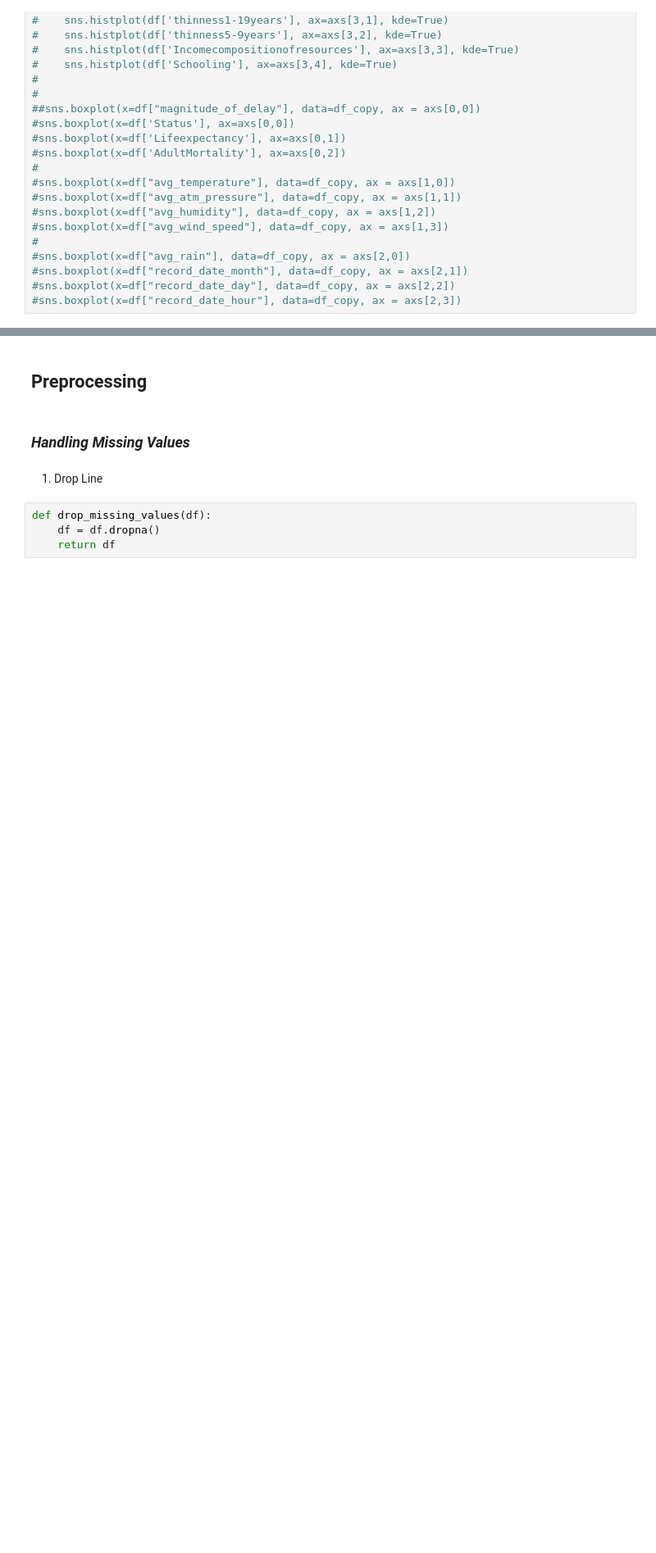
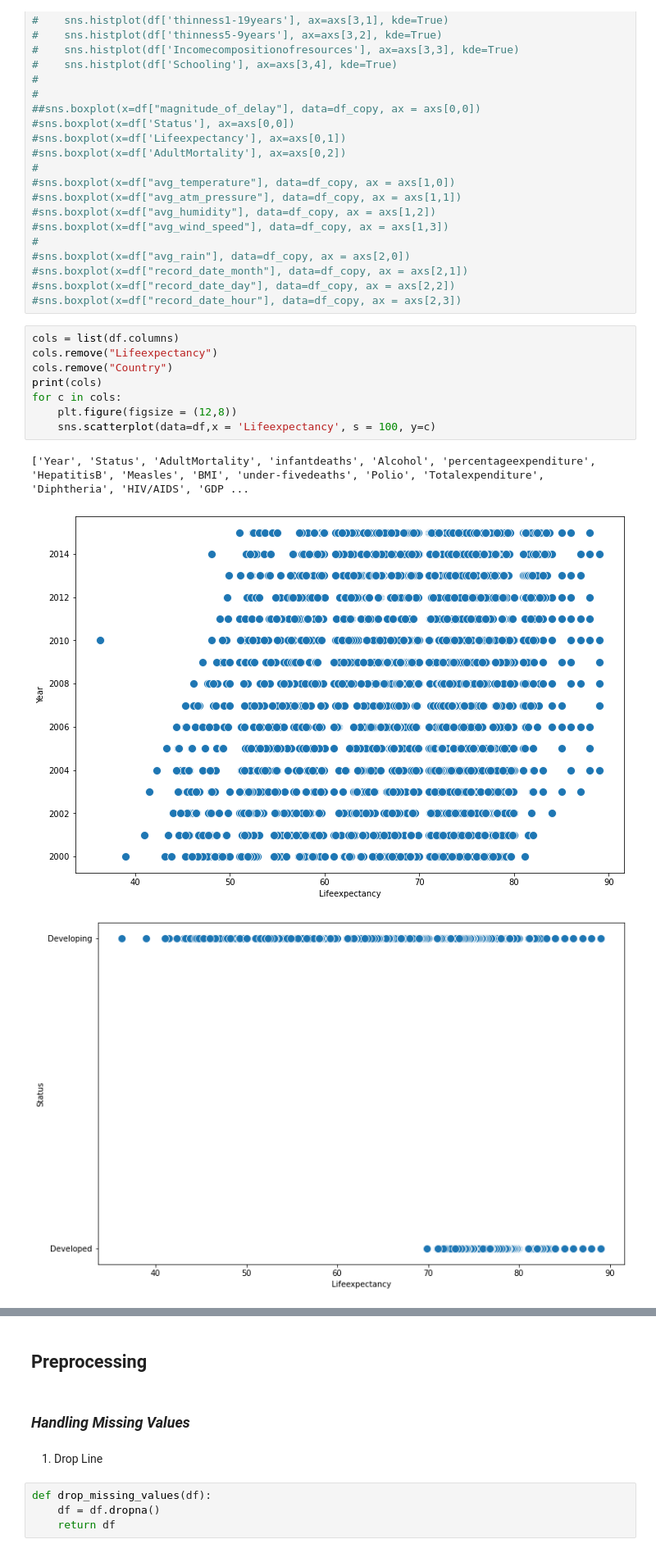
Before and after one commit to MarianaFilipa/DAA, a Jupyter notebook: Grupo_Tarefa/Grupo.ipynb, the cells around one changed output, grey strips where cells are left out. Shown at 82% size. Drawn from its saved outputs; the diff is of its cells as text; blank space fills up the shorter version.

Commit message:
grupo -> data visualization

```diff
--- a/Grupo_Tarefa/Grupo.ipynb
+++ b/Grupo_Tarefa/Grupo.ipynb
@@ -212,3 +212,15 @@ Podemos observar na tabela anterior que existem atributos com uma elevada correl
 #sns.boxplot(x=df["record_date_month"], data=df_copy, ax = axs[2,1])
 #sns.boxplot(x=df["record_date_day"], data=df_copy, ax = axs[2,2])
 #sns.boxplot(x=df["record_date_hour"], data=df_copy, ax = axs[2,3])
+# %%
+cols = list(df.columns)
+cols.remove("Lifeexpectancy")
+cols.remove("Country")
+print(cols)
+for c in cols:
+    plt.figure(figsize = (12,8))
+    sns.scatterplot(data=df,x = 'Lifeexpectancy', s = 100, y=c)
+# %% [output]
+['Year', 'Status', 'AdultMortality', 'infantdeaths', 'Alcohol', 'percentageexpenditure', 'HepatitisB', 'Measles', 'BMI', 'under-fivedeaths', 'Polio', 'Totalexpenditure', 'Diphtheria', 'HIV/AIDS', 'GDP ...
+[figure, added]
+[figure, added]
```
Also changed, not shown: parts of 4 cells of this notebook.
